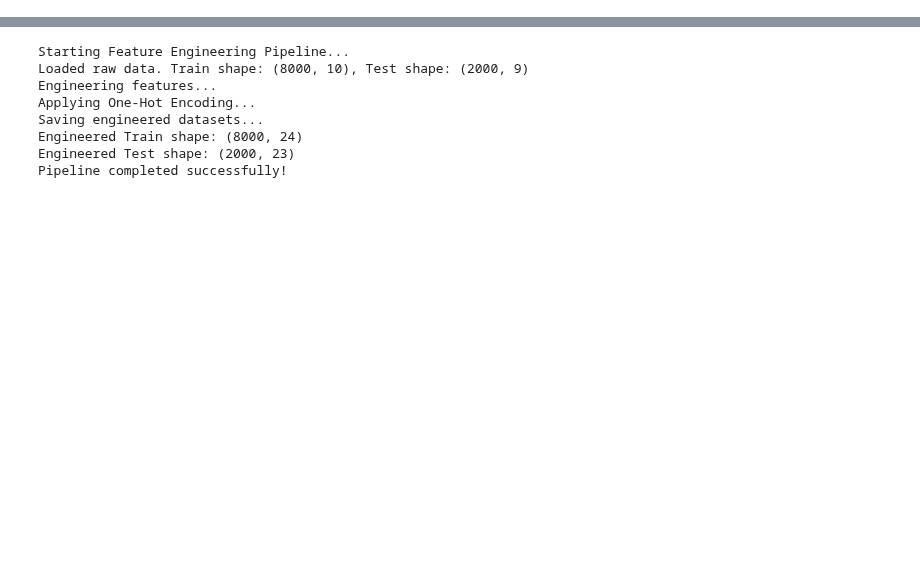
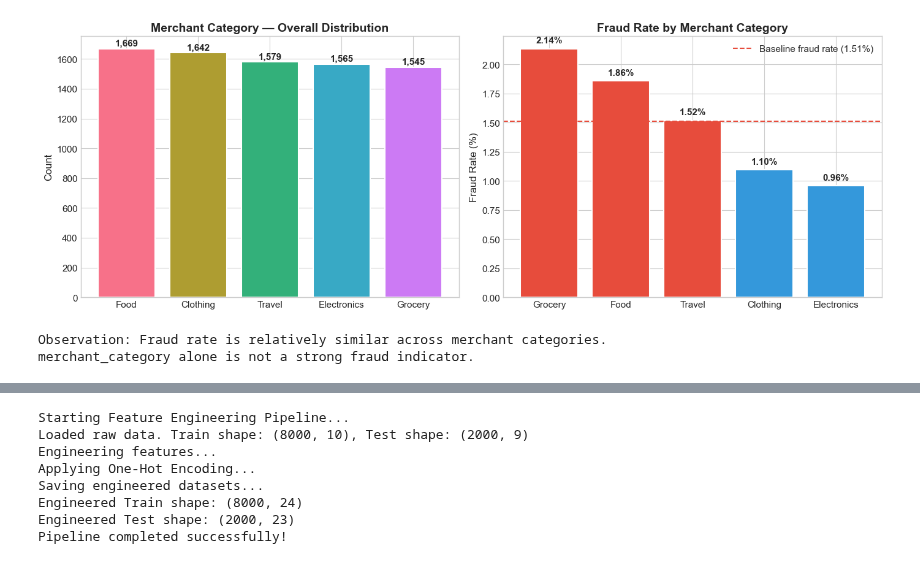
Before and after one commit to SithumDFernando/BigBug_Octwave, a Jupyter notebook: TeamBigBug_OctWave_Submission.ipynb, the cells around one changed output, grey strips where cells are left out. Cells and saved outputs as stored; diff of their text form; code cells hidden in the pictures; blank space fills up the shorter version.

```diff
--- a/TeamBigBug_OctWave_Submission.ipynb
+++ b/TeamBigBug_OctWave_Submission.ipynb
@@ -279,0 +232,33 @@ Scaling was intentionally **deferred** to the modeling pipeline rather than bein
+# %%
+fig, axes = plt.subplots(1, 2, figsize=(14, 5))
+
+# Overall distribution
+cat_counts = train_df['merchant_category'].value_counts()
+colors_cat = sns.color_palette('husl', len(cat_counts))
+axes[0].bar(cat_counts.index, cat_counts.values, color=colors_cat, edgecolor='white', linewidth=1.5)
+axes[0].set_title('Merchant Category — Overall Distribution', fontweight='bold')
+axes[0].set_ylabel('Count')
+for j, (cat, count) in enumerate(cat_counts.items()):
+    axes[0].text(j, count + 20, f'{count:,}', ha='center', fontweight='bold')
+
+# Fraud rate by category
+fraud_by_cat = train_df.groupby('merchant_category')['is_fraud'].mean() * 100
+fraud_by_cat = fraud_by_cat.sort_values(ascending=False)
+bar_colors = ['#e74c3c' if v > 1.51 else '#3498db' for v in fraud_by_cat.values]
+axes[1].bar(fraud_by_cat.index, fraud_by_cat.values, color=bar_colors, edgecolor='white', linewidth=1.5)
+axes[1].axhline(y=1.51, color='#e74c3c', linestyle='--', linewidth=1.5, label='Baseline fraud rate (1.51%)')
+axes[1].set_title('Fraud Rate by Merchant Category', fontweight='bold')
+axes[1].set_ylabel('Fraud Rate (%)')
+axes[1].legend()
+for j, (cat, rate) in enumerate(fraud_by_cat.items()):
+    axes[1].text(j, rate + 0.05, f'{rate:.2f}%', ha='center', fontweight='bold')
+
+plt.tight_layout()
+plt.show()
+
+print('Observation: Fraud rate is relatively similar across merchant categories.')
+print('merchant_category alone is not a strong fraud indicator.')
+# %% [output]
+[figure, added]
+Observation: Fraud rate is relatively similar across merchant categories.
+merchant_category alone is not a strong fraud indicator.
```
Also changed, not shown: parts of 44 cells of this notebook, 8 other files.
